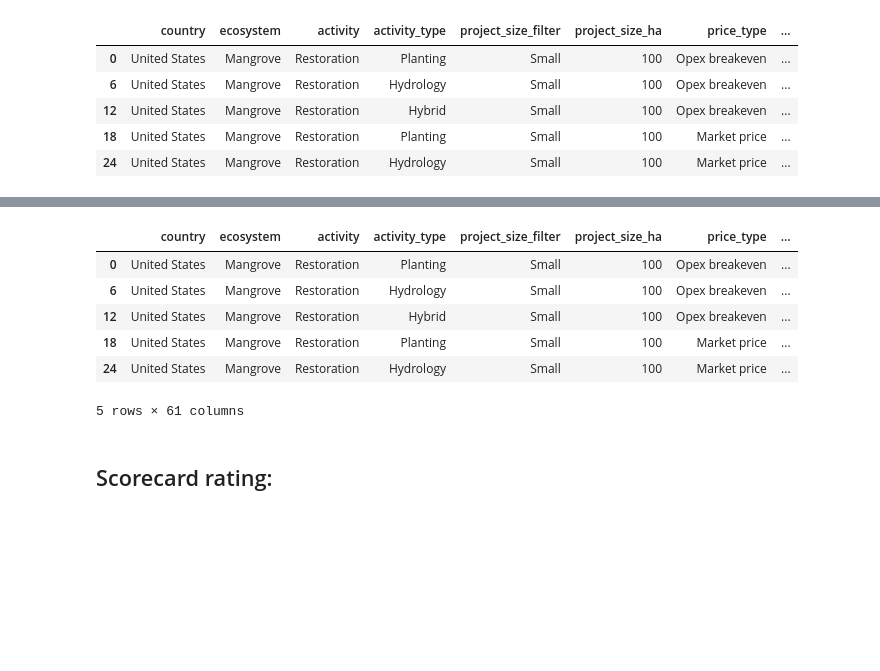
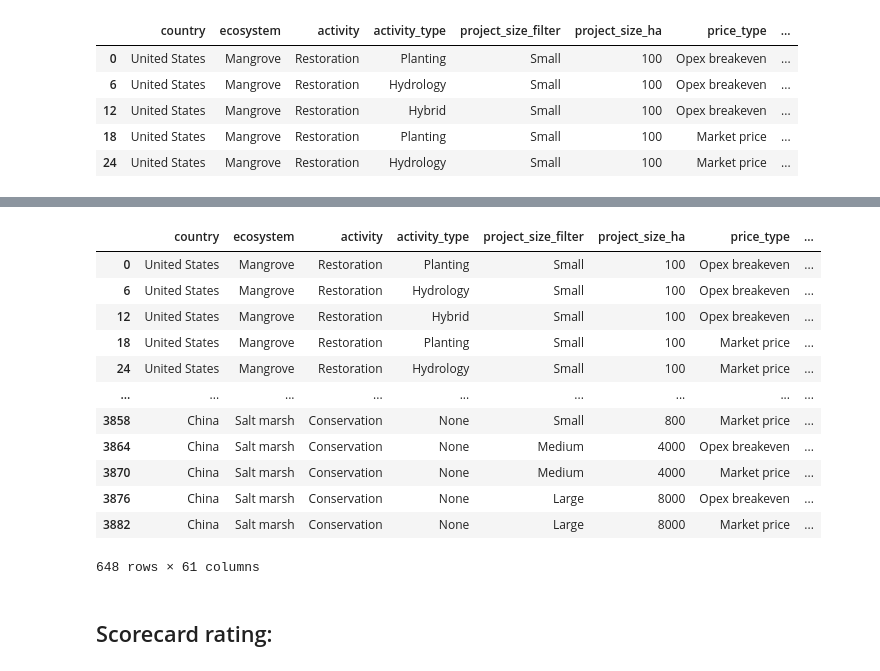
Before and after one commit to Vizzuality/tnc-blue-carbon-cost-tool, a Jupyter notebook: data/notebooks/TNC_BC_High_level_overview_v2.ipynb, the cells around one changed output, grey strips where cells are left out. Drawn from its saved outputs; the diff is of its cells as text; code cells hidden in the pictures; blank space fills up the shorter version.

```diff
--- a/data/notebooks/TNC_BC_High_level_overview_v2.ipynb
+++ b/data/notebooks/TNC_BC_High_level_overview_v2.ipynb
@@ -19,7 +19,7 @@ from v2.sequestration_credits_calculator import SequestrationCreditsCalculator
 from v2.utils import generate_master_table
 # %%
 # Define functions:
-def calculate_breakeven_cost(project, max_iterations=100, tolerance=1e-5):
+def calculate_breakeven_cost(project, max_iterations=500, tolerance=1e-5):
     """
     Function to calculate the breakeven cost of carbon
     """
@@ -399,7 +399,7 @@ for index, row in tqdm(df_combinations.iterrows(), total=df_combinations.shape[0
             }
         )
     else:
-        print(f"No default Tier 2 sequestration rate data available for {row['ecosystem']}.")
+        # print(f"No default Tier 2 sequestration rate data available for {row['ecosystem']}.")
         project_params.update(
             {
                 "sequestration_rate_used": "Tier 1 - IPCC default value",
@@ -430,8 +430,10 @@ for index, row in tqdm(df_combinations.iterrows(), total=df_combinations.shape[0
 
             # Re-initialize project with breakeven price
             project = BlueCarbonProject(**project_params)
-        except:  # noqa: E722
-            print(f"Error calculating breakeven cost for project {row['project_name']}")
+        except Exception as e:  # noqa: E722
+            print(
+                f"Error: Breakeven cost for project {row['project_name']} could not be calculated {e}"
+            )
             df_combinations.loc[index, "initial_price_assumption"] = None
             # Re-initialize project with the initial price if breakeven calculation fails
             project_params["carbon_price"] = (
@@ -490,11 +492,12 @@ for index, row in tqdm(df_combinations.iterrows(), total=df_combinations.shape[0
 
     # Loop over each cost component and assign
     for col_name, (cost_label, column) in cost_mapping.items():
-        df_combinations.loc[index, col_name] = (
+        df_combinations.loc[index, col_name] = pd.to_numeric(
             cost_estimates.loc[cost_estimates["Cost estimates (USD)"] == cost_label, column]
             .values[0]
             .replace("$", "")
             .replace(",", "")
+            .replace("nan", "")
         )
 
     # Add monitoring_maintenance_npv
@@ -546,18 +549,20 @@ for index, row in tqdm(df_combinations.iterrows(), total=df_combinations.shape[0
         round(cost_per_tCO2e) if not math.isnan(cost_per_tCO2e_npv) else 0
     )
     # Add total revenue, total revenue NPV, and credits issued
-    df_combinations.loc[index, "total_revenue"] = (
+    df_combinations.loc[index, "total_revenue"] = pd.to_numeric(
         str(summary["Project summary"].get("Total revenue (non-discounted)", 0))
         .replace("$", "")
         .replace(",", "")
+        .replace("nan", "")
     )
-    df_combinations.loc[index, "total_revenue_npv"] = (
+    df_combinations.loc[index, "total_revenue_npv"] = pd.to_numeric(
         str(summary["Project summary"].get("Total revenue (NPV)", 0))
         .replace("$", "")
         .replace(",", "")
+        .replace("nan", "")
     )
     df_combinations.loc[index, "credits_issued"] = (
-        summary["Project summary"].get("Credits issued", "").replace(",", "")
+        summary["Project summary"].get("Credits issued", "").replace(",", "").replace("nan", "")
     )
 
     # # Add left_over_after_opex and left_over_after_opex_npv
@@ -588,13 +593,19 @@ No default Tier 2 sequestration rate data available for Salt marsh.
 # %%
-df_combinations.head()
+df_combinations
 # %% [output]
 |  | country | ecosystem | activity | activity_type | project_size_filter | project_size_ha | price_type | ... |
 | 0 | United States | Mangrove | Restoration | Planting | Small | 100 | Opex breakeven | ... |
 | 6 | United States | Mangrove | Restoration | Hydrology | Small | 100 | Opex breakeven | ... |
 | 12 | United States | Mangrove | Restoration | Hybrid | Small | 100 | Opex breakeven | ... |
 | 18 | United States | Mangrove | Restoration | Planting | Small | 100 | Market price | ... |
 | 24 | United States | Mangrove | Restoration | Hydrology | Small | 100 | Market price | ... |
+| ... | ... | ... | ... | ... | ... | ... | ... | ... |
+| 3858 | China | Salt marsh | Conservation | None | Small | 800 | Market price | ... |
+| 3864 | China | Salt marsh | Conservation | None | Medium | 4000 | Opex breakeven | ... |
+| 3870 | China | Salt marsh | Conservation | None | Medium | 4000 | Market price | ... |
+| 3876 | China | Salt marsh | Conservation | None | Large | 8000 | Opex breakeven | ... |
+| 3882 | China | Salt marsh | Conservation | None | Large | 8000 | Market price | ... |
-5 rows × 61 columns
+648 rows × 61 columns
 # %%
 # export to csv
 df_combinations.to_csv(output_path, index=False)
```
Also changed, not shown: parts of 1 cell of this notebook, 2 other files.
